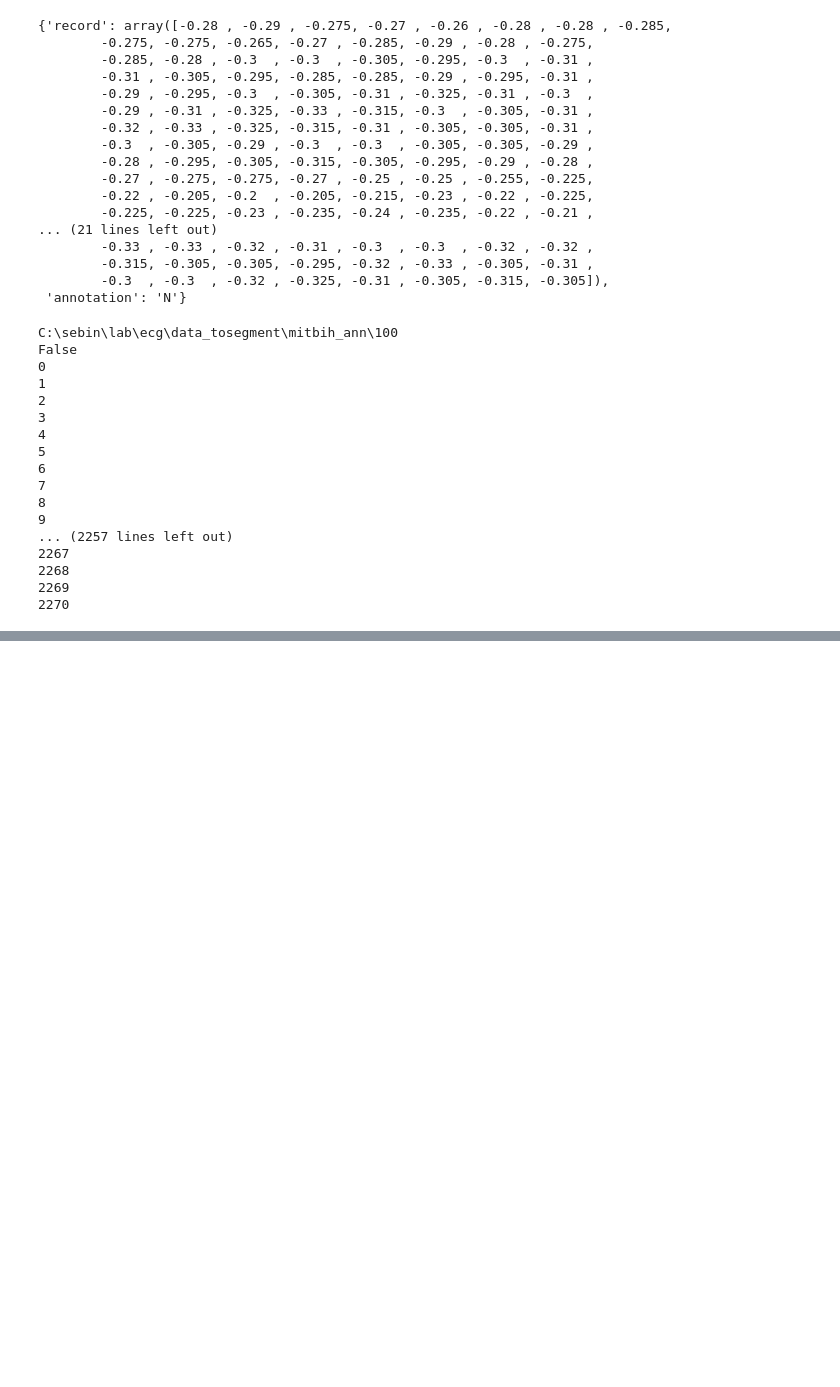
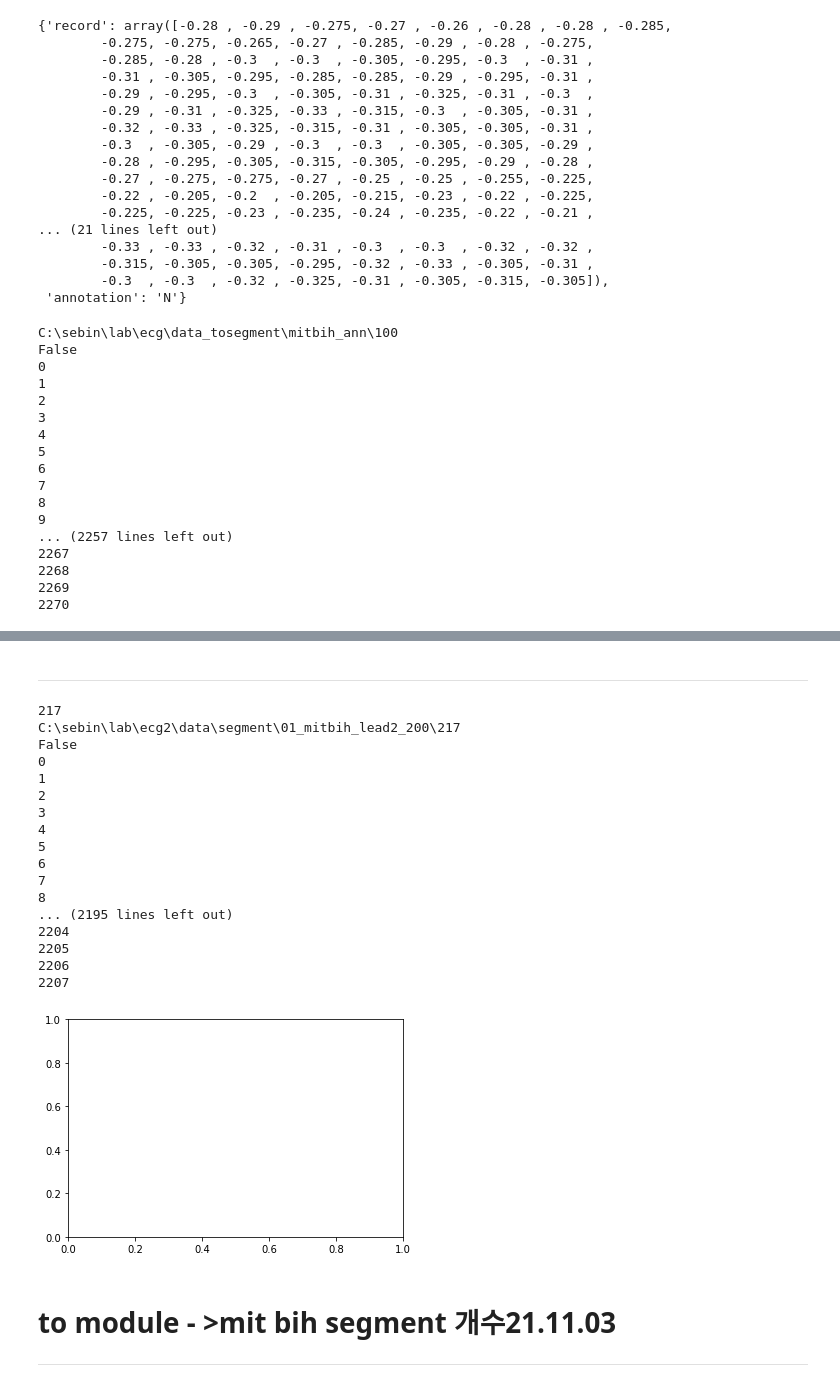
Before and after one commit to sbscsue/ecg_data_wfdb, a Jupyter notebook: example/01_mitbih/mitbih_form.ipynb, the cells around one changed output, grey strips where cells are left out. Cells and saved outputs as stored; diff of their text form; code cells hidden in the pictures; blank space fills up the shorter version.

```diff
--- a/example/01_mitbih/mitbih_form.ipynb
+++ b/example/01_mitbih/mitbih_form.ipynb
@@ -147,0 +149,28 @@ AttributeError: 'ecg_segment' object has no attribute 'file'
+# %% [markdown]
+------------------------
+# %%
+path = data_folder+"\\"+"217"
+ecg = ecg_segment(path,ver='mitbih',channel=[0],seg_size=200)
+ecg.output_segment_mitbih("C:\\sebin\\lab\\ecg2\\data\\segment\\01_mitbih_lead2_200")
+# %% [output]
+217
+C:\sebin\lab\ecg2\data\segment\01_mitbih_lead2_200\217
+False
+0
+1
+2
+3
+4
+5
+6
+7
+8
+... (2195 lines left out)
+2204
+2205
+2206
+2207
+[figure, added]
+# %% [markdown]
+# to module - >mit bih segment 개수21.11.03
+----------------------------
```
Also changed, not shown: parts of 11 cells of this notebook, 19 other files.
